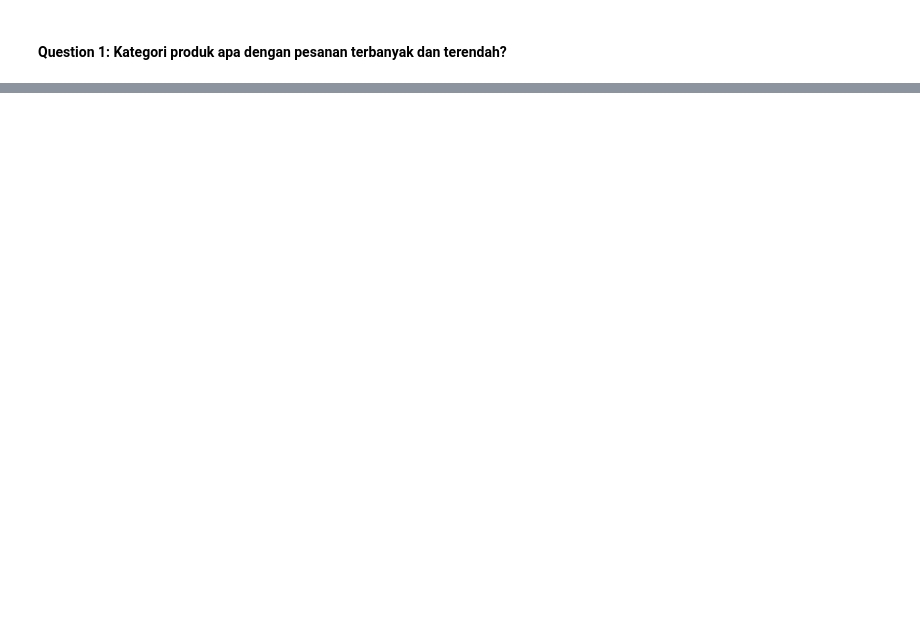
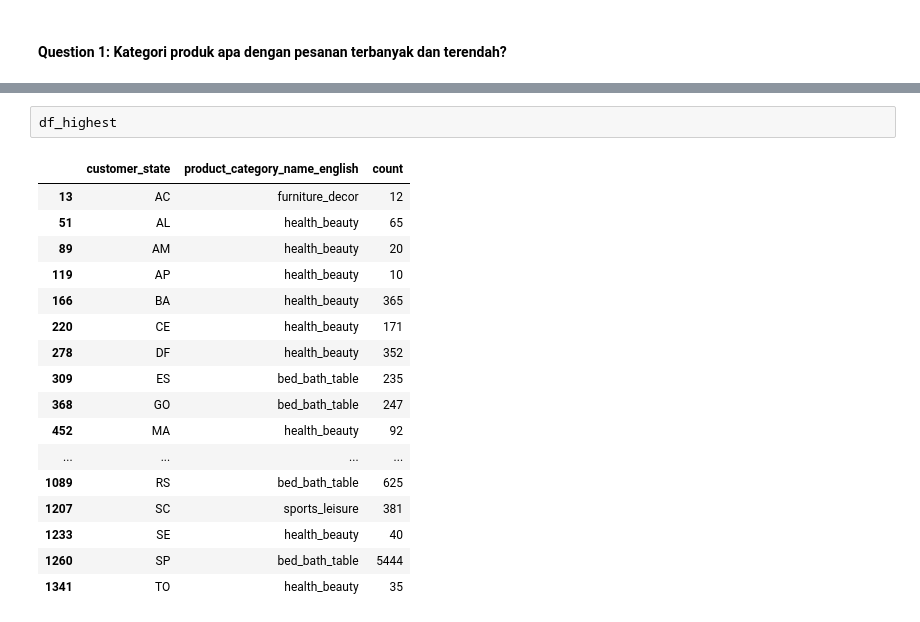
Before and after one commit to royanrosyad85/E-commerce-Data-Geospatial_Analysis, a Jupyter notebook: notebook.ipynb, the cells around one changed output, grey strips where cells are left out. Saved outputs shown, nothing was run; the diff lists cells and outputs as text; blank space fills up the shorter version.

```diff
--- a/notebook.ipynb
+++ b/notebook.ipynb
@@ -922,0 +1196,20 @@ fig.show()
+# %%
+df_highest
+# %% [output]
+|  | customer_state | product_category_name_english | count |
+| 13 | AC | furniture_decor | 12 |
+| 51 | AL | health_beauty | 65 |
+| 89 | AM | health_beauty | 20 |
+| 119 | AP | health_beauty | 10 |
+| 166 | BA | health_beauty | 365 |
+| 220 | CE | health_beauty | 171 |
+| 278 | DF | health_beauty | 352 |
+| 309 | ES | bed_bath_table | 235 |
+| 368 | GO | bed_bath_table | 247 |
+| 452 | MA | health_beauty | 92 |
+| ... | ... | ... | ... |
+| 1089 | RS | bed_bath_table | 625 |
+| 1207 | SC | sports_leisure | 381 |
+| 1233 | SE | health_beauty | 40 |
+| 1260 | SP | bed_bath_table | 5444 |
+| 1341 | TO | health_beauty | 35 |
```
Also changed, not shown: parts of 36 cells of this notebook.
